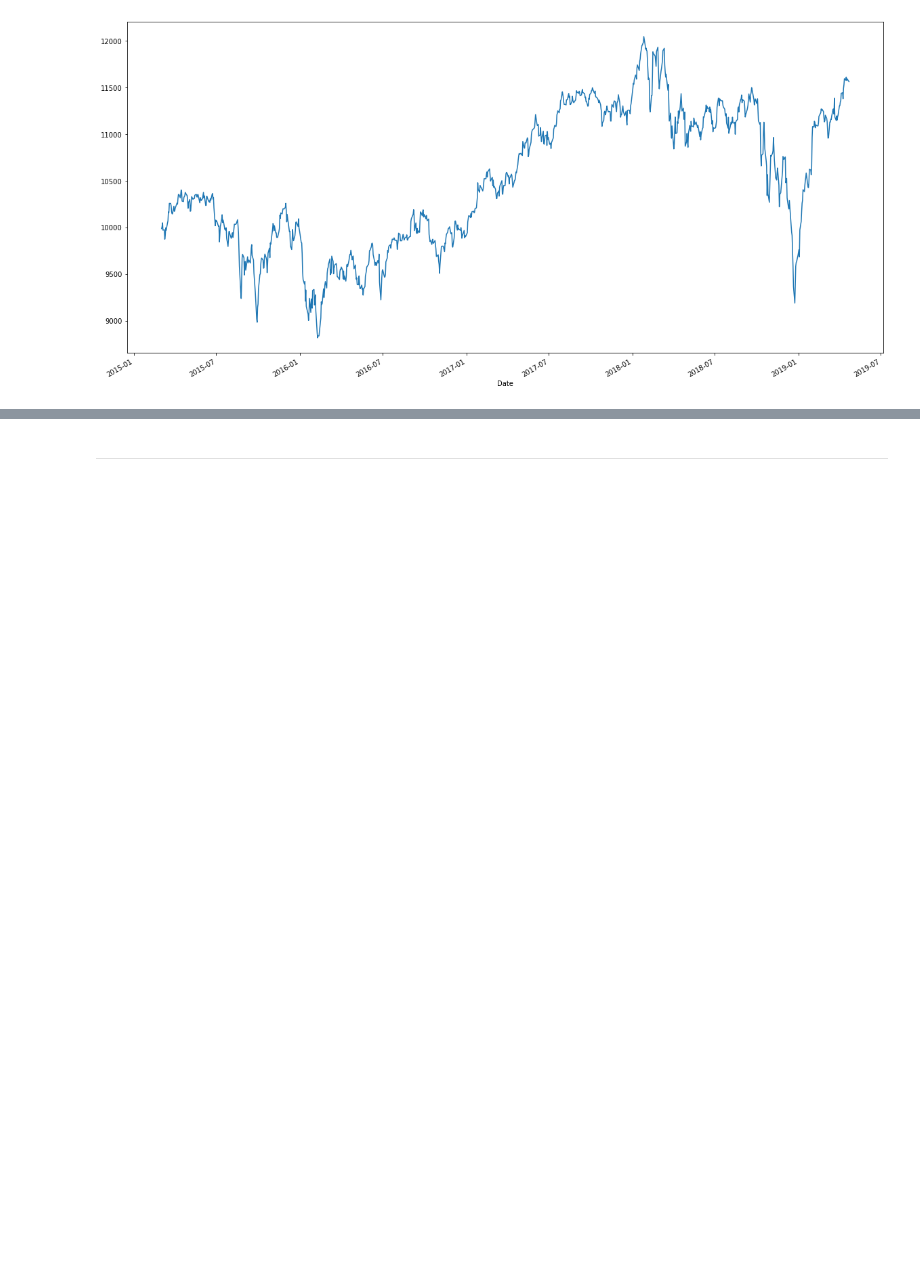
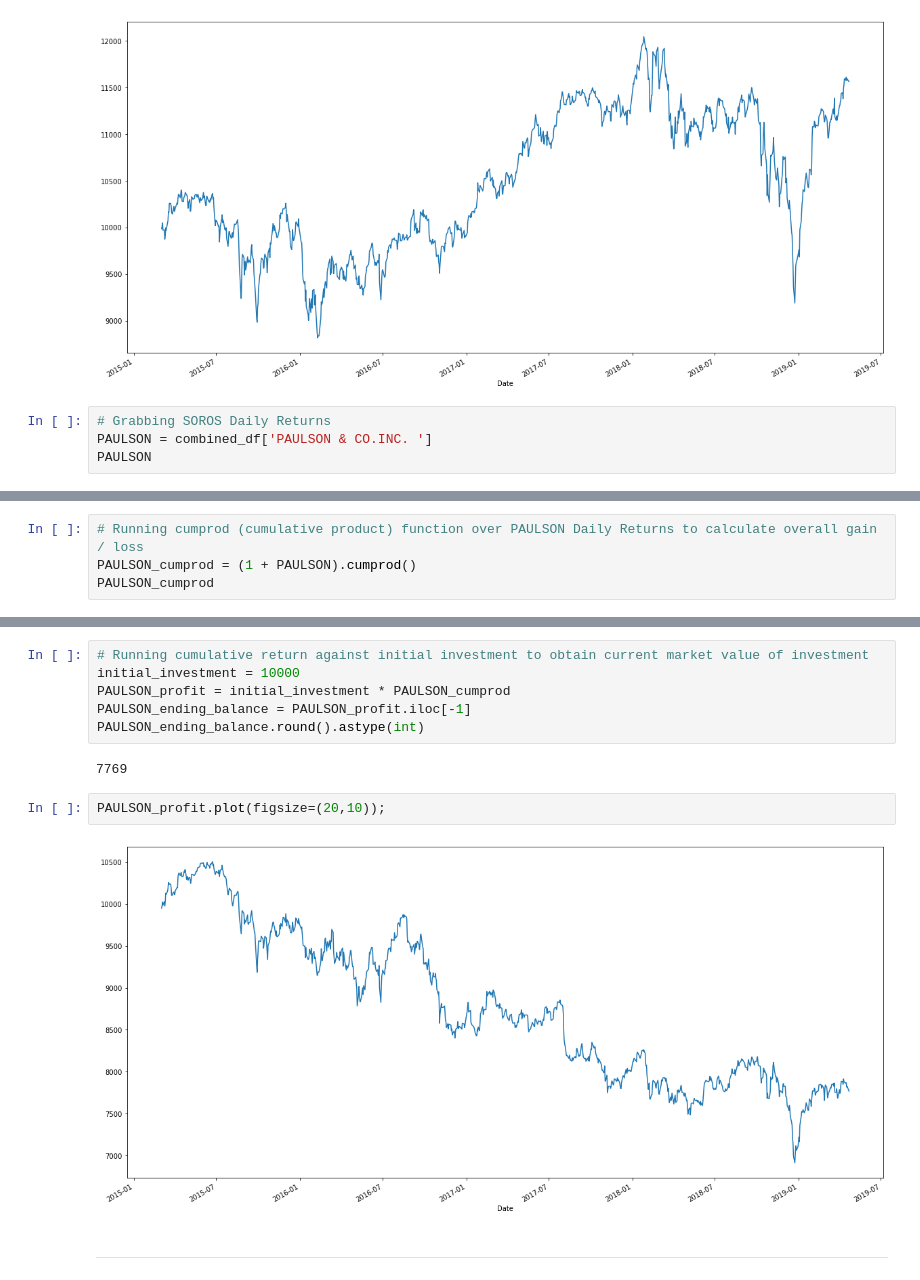
Before and after one commit to jordan-gilmartin/pandas-portfolio-analysis, a Jupyter notebook: whale_analysis.ipynb, the cells around one changed output, grey strips where cells are left out. Saved outputs shown, nothing was run; the diff lists cells and outputs as text; blank space fills up the shorter version.

Commit message:
plotted cumulative returns for PAULSON

```diff
--- a/whale_analysis.ipynb
+++ b/whale_analysis.ipynb
@@ -361,3 +361,7 @@ SOROS_ending_balance.round().astype(int)
 SOROS_profit.plot(figsize=(20,10));
 # %% [output]
 [figure]
+# %%
+# Grabbing SOROS Daily Returns
+PAULSON = combined_df['PAULSON & CO.INC. ']
+PAULSON
@@ -363,0 +382,4 @@ SOROS_profit.plot(figsize=(20,10));
+# %%
+# Running cumprod (cumulative product) function over PAULSON Daily Returns to calculate overall gain / loss
+PAULSON_cumprod = (1 + PAULSON).cumprod()
+PAULSON_cumprod
@@ -364,3 +400,15 @@ SOROS_profit.plot(figsize=(20,10));
+# %%
+# Running cumulative return against initial investment to obtain current market value of investment
+initial_investment = 10000
+PAULSON_profit = initial_investment * PAULSON_cumprod
+PAULSON_ending_balance = PAULSON_profit.iloc[-1]
+PAULSON_ending_balance.round().astype(int)
+# %% [output]
+7769
+# %%
+PAULSON_profit.plot(figsize=(20,10));
+# %% [output]
+[figure, added]
 # %% [markdown]
 ---
 # %% [markdown]
```
Also changed, not shown: parts of 5 cells of this notebook.
